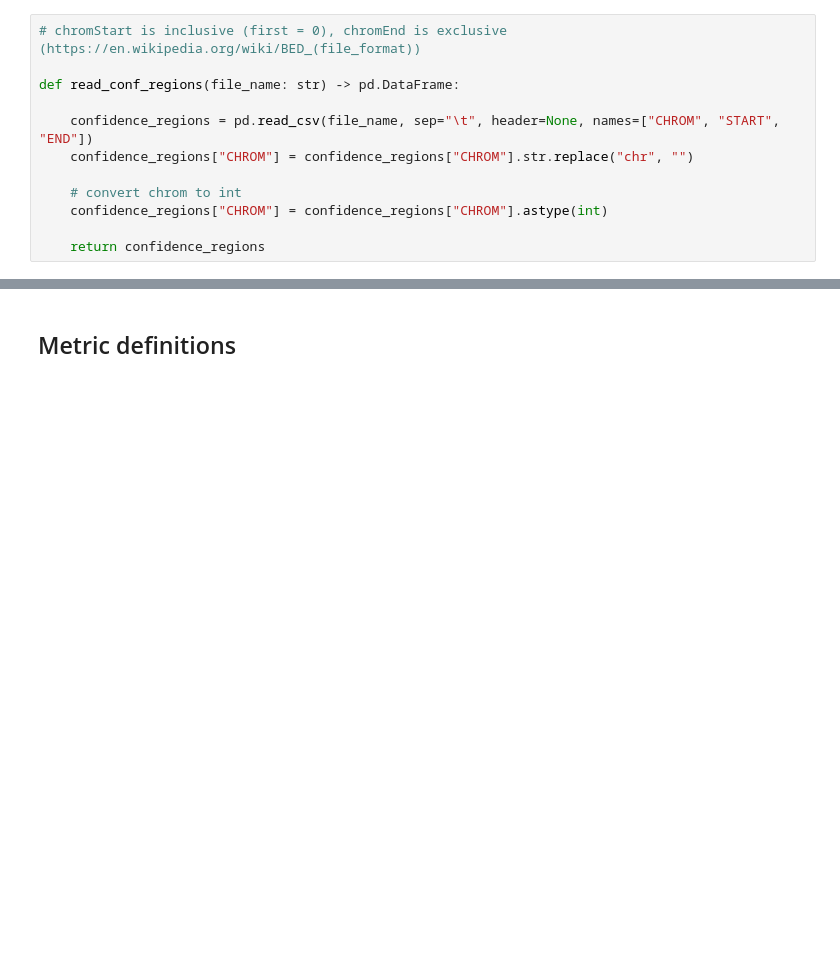
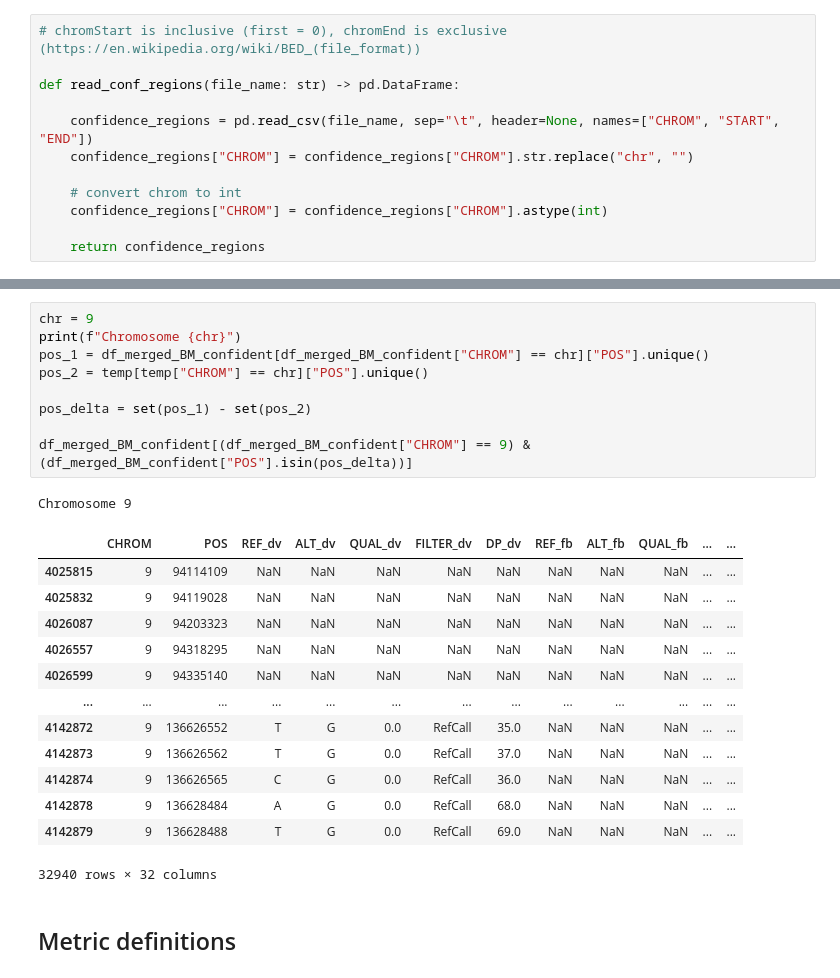
Before and after one commit to lizard-bio/liz.9.11.19_GMVLE, a Jupyter notebook: notebooks/data_exploration/vcf_files.ipynb, the cells around one changed output, grey strips where cells are left out. Cells and saved outputs as stored; diff of their text form; blank space fills up the shorter version.

```diff
--- a/notebooks/data_exploration/vcf_files.ipynb
+++ b/notebooks/data_exploration/vcf_files.ipynb
@@ -462,3 +401,27 @@ Merged benchmark already exists
+# %%
+chr = 9
+print(f"Chromosome {chr}")
+pos_1 = df_merged_BM_confident[df_merged_BM_confident["CHROM"] == chr]["POS"].unique()
+pos_2 = temp[temp["CHROM"] == chr]["POS"].unique()
+
+pos_delta = set(pos_1) - set(pos_2)
+
+df_merged_BM_confident[(df_merged_BM_confident["CHROM"] == 9) & (df_merged_BM_confident["POS"].isin(pos_delta))]
+# %% [output]
+Chromosome 9
+|  | CHROM | POS | REF_dv | ALT_dv | QUAL_dv | FILTER_dv | DP_dv | REF_fb | ALT_fb | QUAL_fb | ... | ... |
+| 4025815 | 9 | 94114109 | NaN | NaN | NaN | NaN | NaN | NaN | NaN | NaN | ... | ... |
+| 4025832 | 9 | 94119028 | NaN | NaN | NaN | NaN | NaN | NaN | NaN | NaN | ... | ... |
+| 4026087 | 9 | 94203323 | NaN | NaN | NaN | NaN | NaN | NaN | NaN | NaN | ... | ... |
+| 4026557 | 9 | 94318295 | NaN | NaN | NaN | NaN | NaN | NaN | NaN | NaN | ... | ... |
+| 4026599 | 9 | 94335140 | NaN | NaN | NaN | NaN | NaN | NaN | NaN | NaN | ... | ... |
+| ... | ... | ... | ... | ... | ... | ... | ... | ... | ... | ... | ... | ... |
+| 4142872 | 9 | 136626552 | T | G | 0.0 | RefCall | 35.0 | NaN | NaN | NaN | ... | ... |
+| 4142873 | 9 | 136626562 | T | G | 0.0 | RefCall | 37.0 | NaN | NaN | NaN | ... | ... |
+| 4142874 | 9 | 136626565 | C | G | 0.0 | RefCall | 36.0 | NaN | NaN | NaN | ... | ... |
+| 4142878 | 9 | 136628484 | A | G | 0.0 | RefCall | 68.0 | NaN | NaN | NaN | ... | ... |
+| 4142879 | 9 | 136628488 | T | G | 0.0 | RefCall | 69.0 | NaN | NaN | NaN | ... | ... |
+32940 rows × 32 columns
 # %% [markdown]
 ## Metric definitions
 # %%
```
Also changed, not shown: parts of 13 cells of this notebook, 1 other file.
